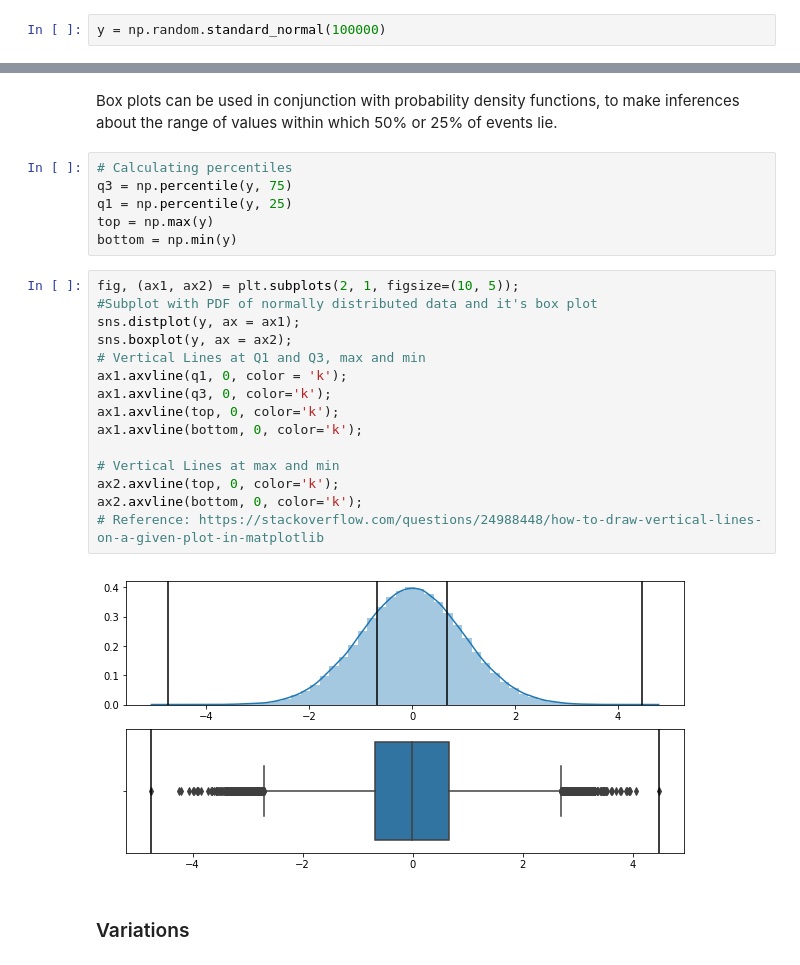
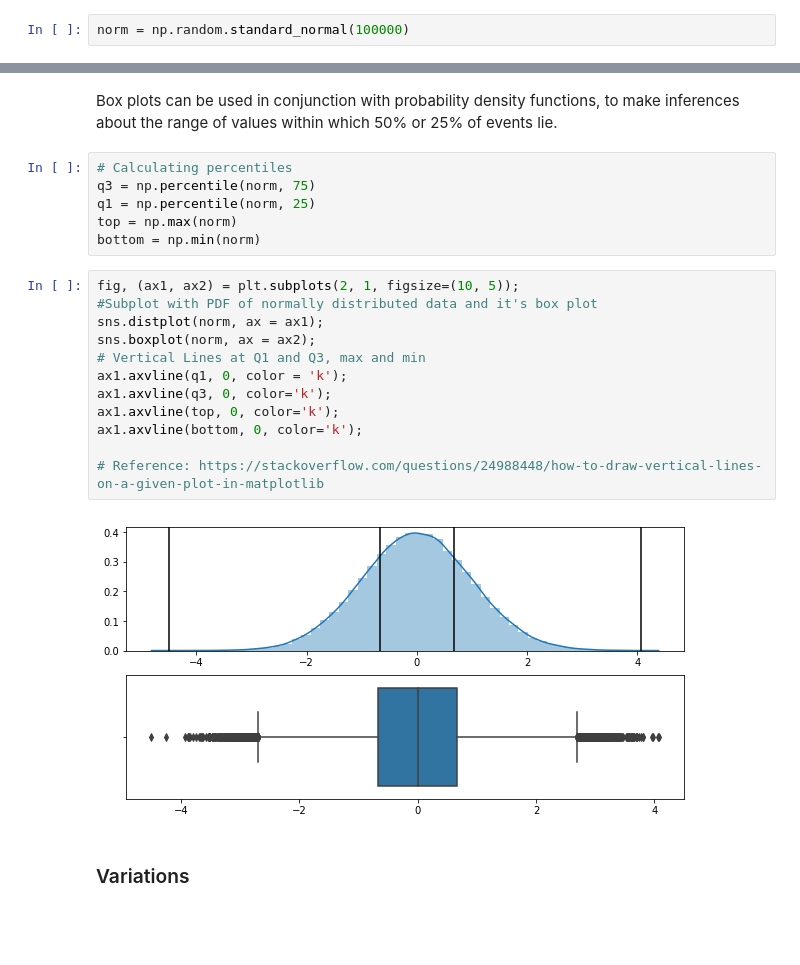
Before and after one commit to MarionMcG/fundamentals_data_analysis, a Jupyter notebook: boxplots.ipynb, the cells around one changed output, grey strips where cells are left out. Saved outputs shown, nothing was run; the diff lists cells and outputs as text; blank space fills up the shorter version.

```diff
--- a/boxplots.ipynb
+++ b/boxplots.ipynb
@@ -54,6 +55,6 @@ The boxplot was intially devised by John Tukey in the 1970s. It was an easy way
 # %% [markdown]
 #### Standard Normal Distribution with and without Outliers
 # %%
-y = np.random.standard_normal(100000)
+norm = np.random.standard_normal(100000)
 # %%
 f, (ax1, ax2) = plt.subplots(1, 2, sharey=True)
@@ -74,27 +75,24 @@ sns.boxplot(y, showfliers = False, ax = axes[1],  orient = 'v');
 Box plots can be used in conjunction with probability density functions, to make inferences about the range of values within which 50% or 25% of events lie.
 # %%
 # Calculating percentiles
-q3 = np.percentile(y, 75)
-q1 = np.percentile(y, 25)
-top = np.max(y)
-bottom = np.min(y)
+q3 = np.percentile(norm, 75)
+q1 = np.percentile(norm, 25)
+top = np.max(norm)
+bottom = np.min(norm)
 # %%
 fig, (ax1, ax2) = plt.subplots(2, 1, figsize=(10, 5));
 #Subplot with PDF of normally distributed data and it's box plot
-sns.distplot(y, ax = ax1);
-sns.boxplot(y, ax = ax2);
+sns.distplot(norm, ax = ax1);
+sns.boxplot(norm, ax = ax2);
 # Vertical Lines at Q1 and Q3, max and min
 ax1.axvline(q1, 0, color = 'k');
 ax1.axvline(q3, 0, color='k');
 ax1.axvline(top, 0, color='k');
 ax1.axvline(bottom, 0, color='k');
 
-# Vertical Lines at max and min
-ax2.axvline(top, 0, color='k');
-ax2.axvline(bottom, 0, color='k');
 # Reference: https://stackoverflow.com/questions/24988448/how-to-draw-vertical-lines-on-a-given-plot-in-matplotlib
 # %% [output]
-[figure, old version]
+[figure, new version]
 # %% [markdown]
 ### Variations
 # %% [markdown]
```
Also changed, not shown: parts of 6 cells of this notebook.
